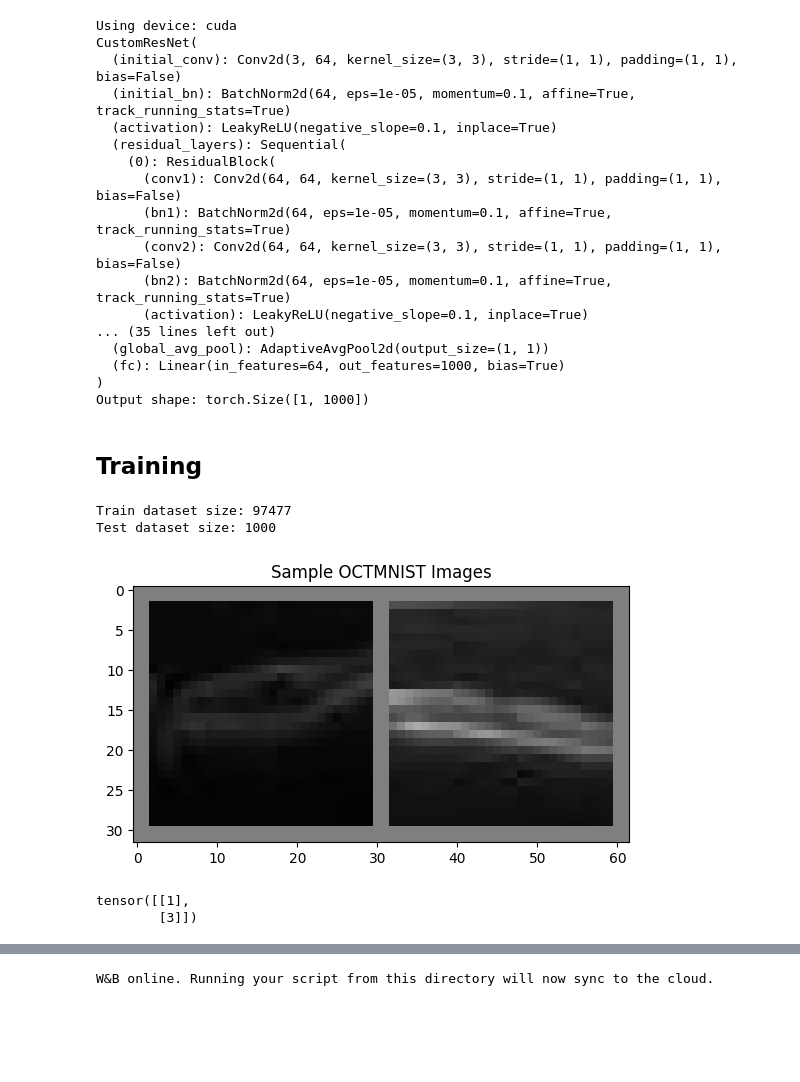
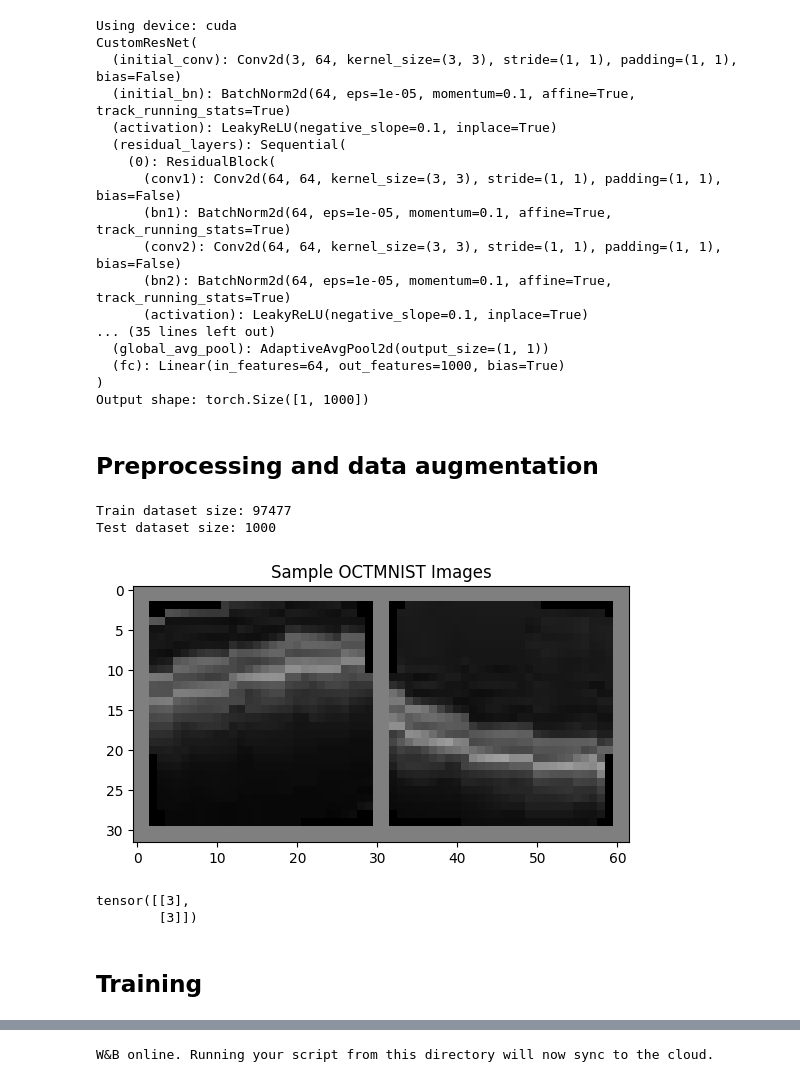
Before and after one commit to LucasColas/CNN-vs-ViT, a Jupyter notebook: ResNet.ipynb, the cells around one changed output, grey strips where cells are left out. Saved outputs shown, nothing was run; the diff lists cells and outputs as text; code cells hidden in the pictures; blank space fills up the shorter version.

Commit message:
add Resnet-18 and data aug

```diff
--- a/ResNet.ipynb
+++ b/ResNet.ipynb
@@ -178,43 +198,46 @@ CustomResNet(
   (fc): Linear(in_features=64, out_features=1000, bias=True)
 )
 Output shape: torch.Size([1, 1000])
+# %% [markdown]
+## Preprocessing and data augmentation
+# %%
+transform_train = transforms.Compose([
+    transforms.RandomHorizontalFlip(),  # Randomly flip images horizontally
+    transforms.RandomRotation(10),      # Randomly rotate images by +/- 10 degrees
+    transforms.ToTensor(),
+    # Normalize for a single channel (grayscale)
+    transforms.Normalize(mean=[0.5], std=[0.5])
+])
+# Download the OCTMNIST dataset.
+train_dataset = OCTMNIST(split='train', transform=transform_train, download=True)
+test_dataset  = OCTMNIST(split='test', transform=transform_train, download=True)
+
+print("Train dataset size:", len(train_dataset))
+print("Test dataset size:", len(test_dataset))
+
+# Create data loaders.
+batch_size = 64
+train_loader = DataLoader(train_dataset, batch_size=batch_size, shuffle=True, num_workers=2)
+test_loader  = DataLoader(test_dataset, batch_size=batch_size, shuffle=False, num_workers=2)
+
+# Visualize a few training samples
+def imshow(img, title=None):
+    img = img / 2 + 0.5  # unnormalize
+    npimg = img.numpy()
+    plt.imshow(np.transpose(npimg, (1, 2, 0)))
+    if title is not None:
+        plt.title(title)
+    plt.show()
+
+dataiter = iter(train_loader)
+images, labels = next(dataiter)
+imshow(torchvision.utils.make_grid(images[:2]), title="Sample OCTMNIST Images")
+print(labels[:2])
+# %% [output]
+Train dataset size: 97477
+Test dataset size: 1000
+[figure, added]
+tensor([[3],
+        [3]])
 # %% [markdown]
 ## Training
-# %%
-transform = transforms.Compose([
-    transforms.ToTensor(),
-    # Normalize for a single channel (grayscale)
-    transforms.Normalize(mean=[0.5], std=[0.5])
-])
-
-# Download the OCTMNIST dataset.
-train_dataset = OCTMNIST(split='train', transform=transform, download=True)
-test_dataset  = OCTMNIST(split='test', transform=transform, download=True)
-
-print("Train dataset size:", len(train_dataset))
-print("Test dataset size:", len(test_dataset))
-
-# Create data loaders.
-batch_size = 64
-train_loader = DataLoader(train_dataset, batch_size=batch_size, shuffle=True, num_workers=2)
-test_loader  = DataLoader(test_dataset, batch_size=batch_size, shuffle=False, num_workers=2)
-
-# Visualize a few training samples
-def imshow(img, title=None):
-    img = img / 2 + 0.5  # unnormalize
-    npimg = img.numpy()
-    plt.imshow(np.transpose(npimg, (1, 2, 0)))
-    if title is not None:
-        plt.title(title)
-    plt.show()
-
-dataiter = iter(train_loader)
-images, labels = next(dataiter)
-imshow(torchvision.utils.make_grid(images[:2]), title="Sample OCTMNIST Images")
-print(labels[:2])
-# %% [output]
-Train dataset size: 97477
-Test dataset size: 1000
-[figure, removed]
-tensor([[1],
-        [3]])
```
Also changed, not shown: parts of 16 cells of this notebook.
